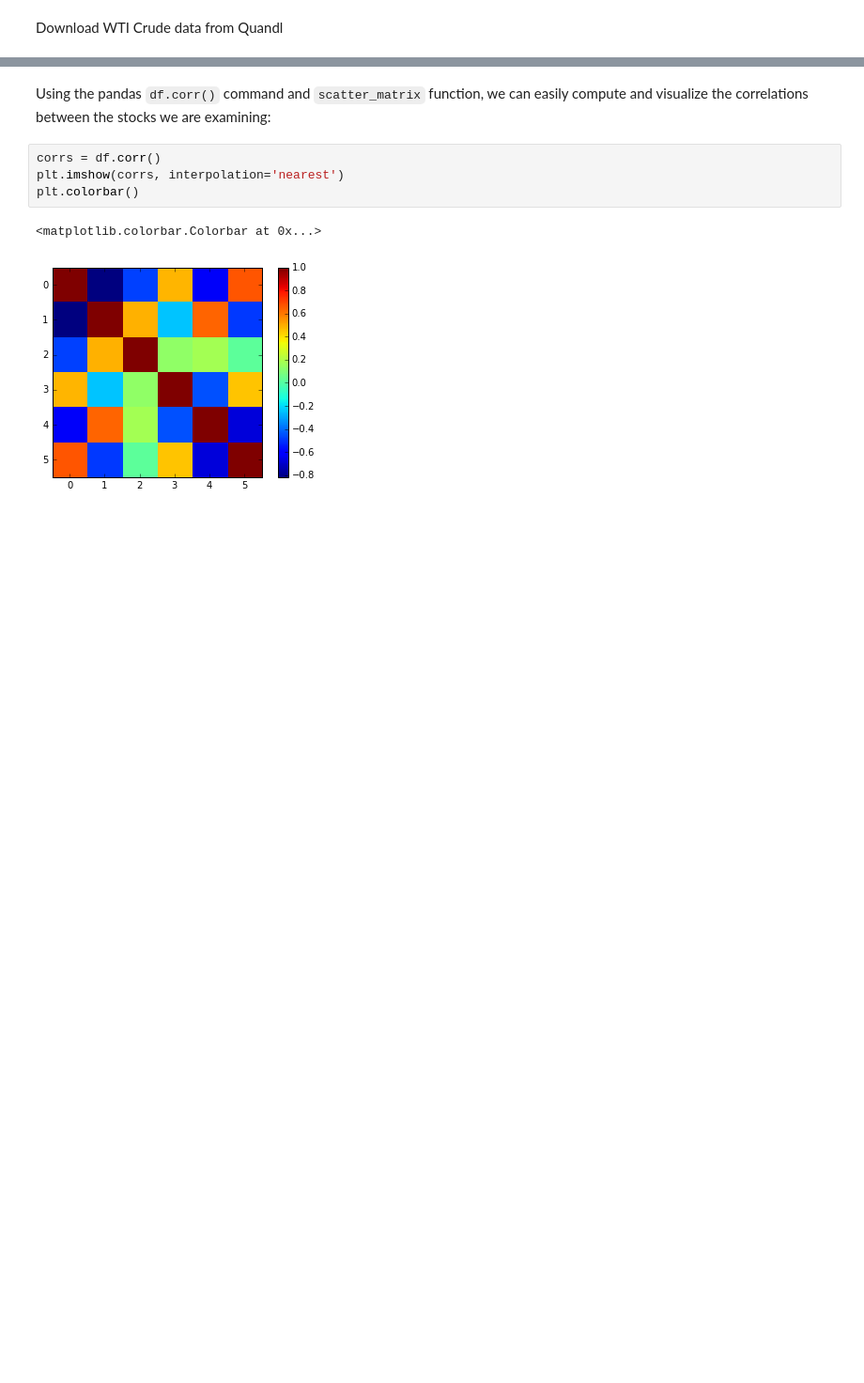
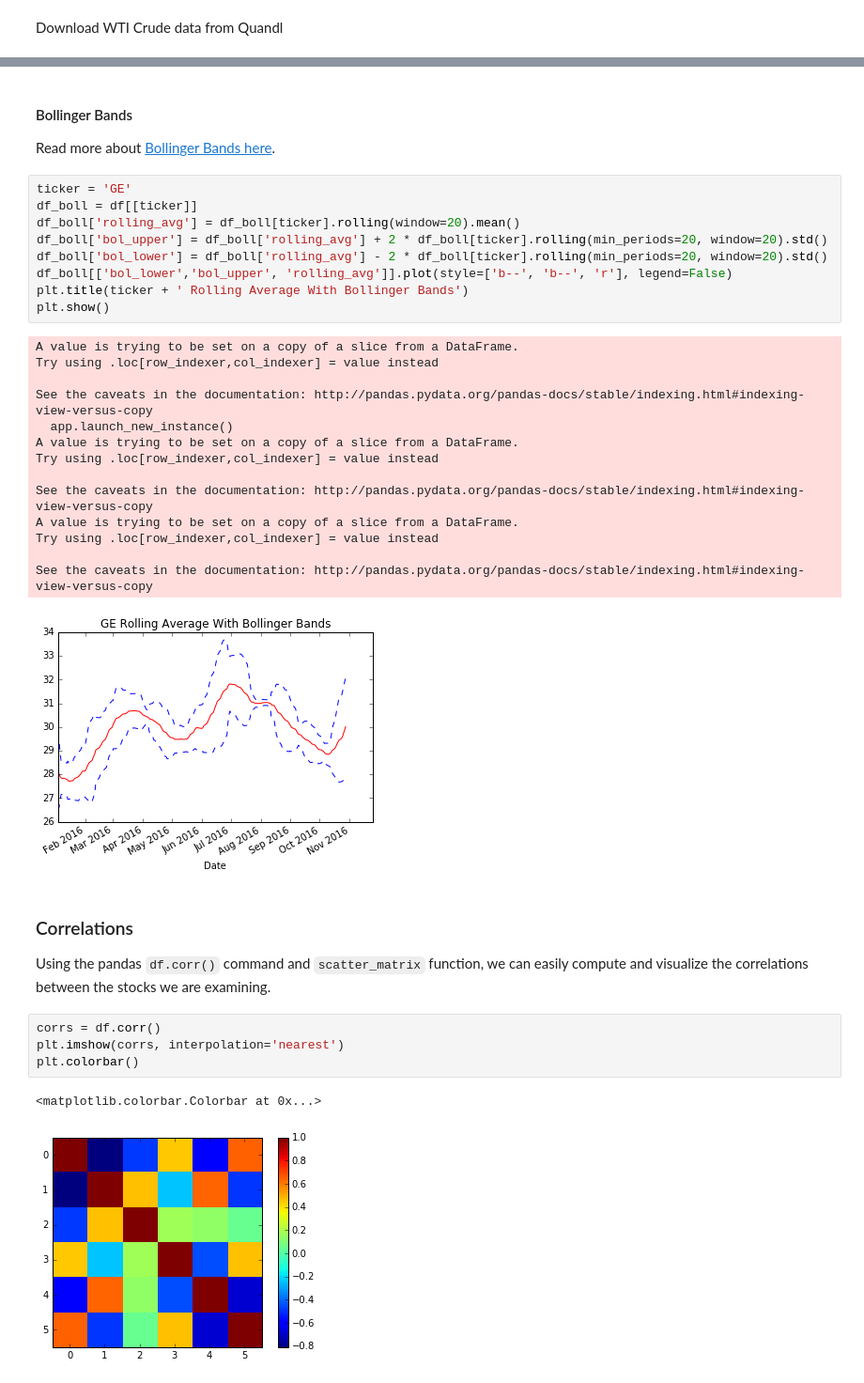
Before and after one commit to mkudija/General-Examples, a Jupyter notebook: Stock-Time-Series.ipynb, the cells around one changed output, grey strips where cells are left out. Shown at 94% size. Cells and saved outputs as stored; diff of their text form; blank space fills up the shorter version.

```diff
--- a/Stock-Time-Series.ipynb
+++ b/Stock-Time-Series.ipynb
@@ -182,5 +126,33 @@ plt.savefig('time-series.png', dpi=1000)
+# %% [markdown]
+#### Bollinger Bands
+Read more about [Bollinger Bands here](https://en.wikipedia.org/wiki/Bollinger_Bands).
+# %%
+ticker = 'GE'
+df_boll = df[[ticker]]
+df_boll['rolling_avg'] = df_boll[ticker].rolling(window=20).mean()
+df_boll['bol_upper'] = df_boll['rolling_avg'] + 2 * df_boll[ticker].rolling(min_periods=20, window=20).std()
+df_boll['bol_lower'] = df_boll['rolling_avg'] - 2 * df_boll[ticker].rolling(min_periods=20, window=20).std()
+df_boll[['bol_lower','bol_upper', 'rolling_avg']].plot(style=['b--', 'b--', 'r'], legend=False)
+plt.title(ticker + ' Rolling Average With Bollinger Bands')
+plt.show()
+# %% [output]
+A value is trying to be set on a copy of a slice from a DataFrame.
+Try using .loc[row_indexer,col_indexer] = value instead
+
+See the caveats in the documentation: http://pandas.pydata.org/pandas-docs/stable/indexing.html#indexing-view-versus-copy
+  app.launch_new_instance()
+A value is trying to be set on a copy of a slice from a DataFrame.
+Try using .loc[row_indexer,col_indexer] = value instead
+
+See the caveats in the documentation: http://pandas.pydata.org/pandas-docs/stable/indexing.html#indexing-view-versus-copy
+A value is trying to be set on a copy of a slice from a DataFrame.
+Try using .loc[row_indexer,col_indexer] = value instead
+
+See the caveats in the documentation: http://pandas.pydata.org/pandas-docs/stable/indexing.html#indexing-view-versus-copy
+[figure, added]
 # %% [markdown]
-Using the pandas `df.corr()` command and `scatter_matrix` function, we can easily compute and visualize the correlations between the stocks we are examining:
+### Correlations
+Using the pandas `df.corr()` command and `scatter_matrix` function, we can easily compute and visualize the correlations between the stocks we are examining.
 # %%
 corrs = df.corr()
 plt.imshow(corrs, interpolation='nearest')
```
Also changed, not shown: parts of 28 cells of this notebook, 1 other file.
